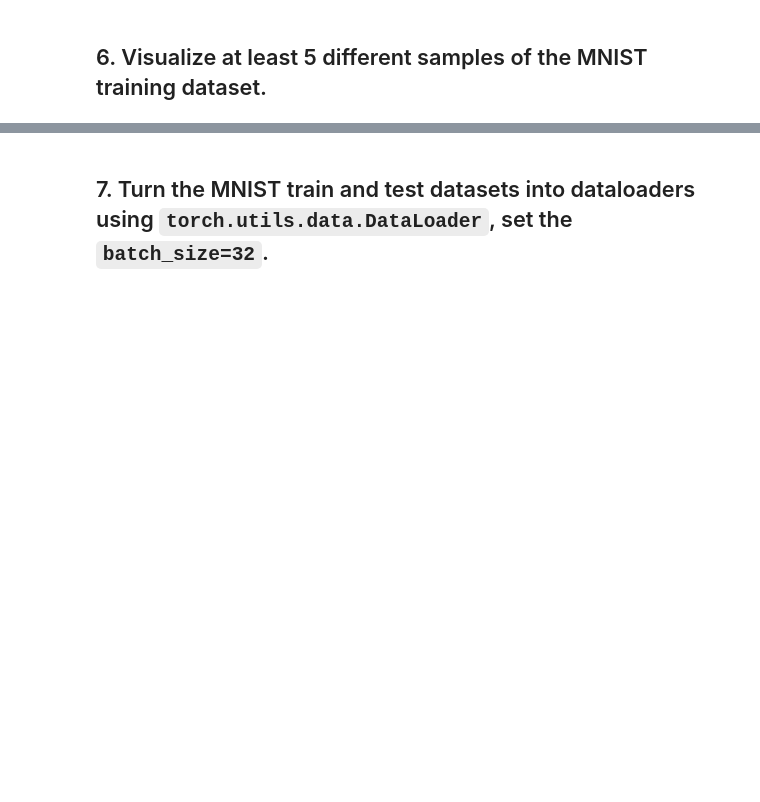
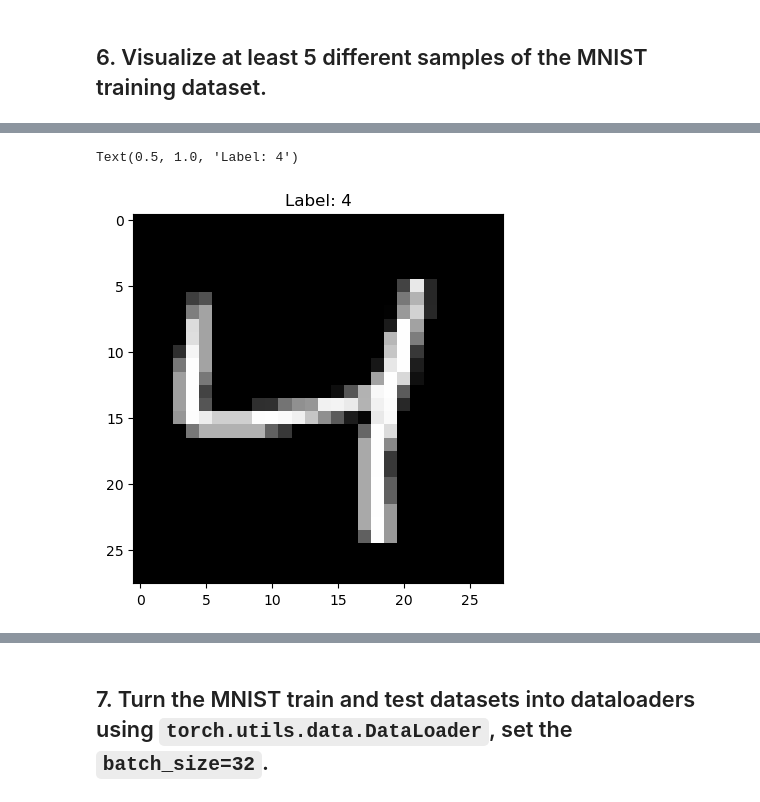
Before and after one commit to guanshengdu/pytorch-deep-learning, a Jupyter notebook: extras/exercises/03_pytorch_computer_vision_exercises.ipynb, the cells around one changed output, grey strips where cells are left out. Drawn from its saved outputs; the diff is of its cells as text; code cells hidden in the pictures; blank space fills up the shorter version.

```diff
--- a/extras/exercises/03_pytorch_computer_vision_exercises.ipynb
+++ b/extras/exercises/03_pytorch_computer_vision_exercises.ipynb
@@ -69,0 +150,6 @@ cuda
+# %%
+plt.imshow(train_data[2][0].squeeze(), cmap="gray")
+plt.title(f"Label: {train_data[2][1]}")
+# %% [output]
+Text(0.5, 1.0, 'Label: 4')
+[figure, added]
```
Also changed, not shown: parts of 33 cells of this notebook, 4 other files.
